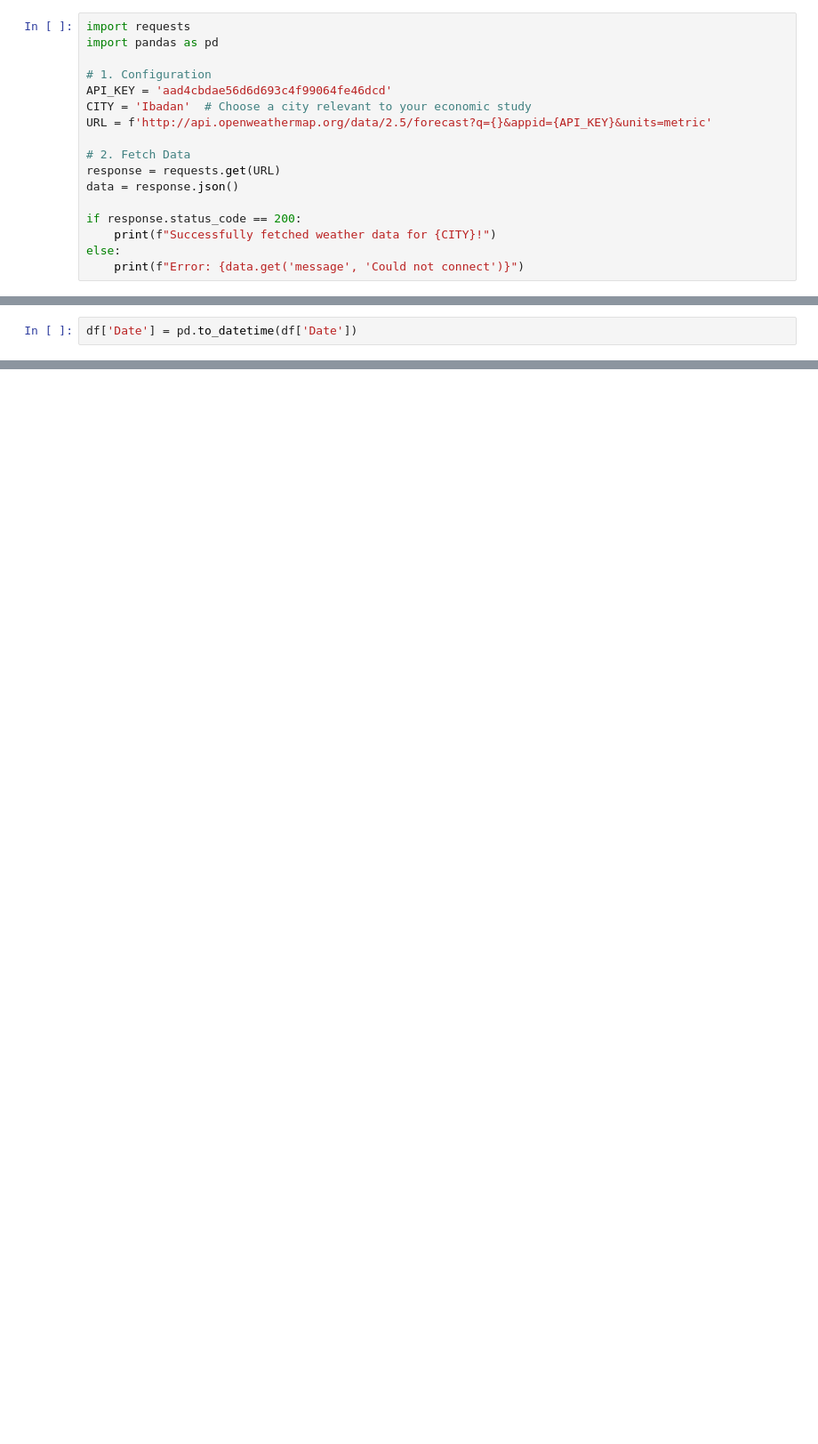
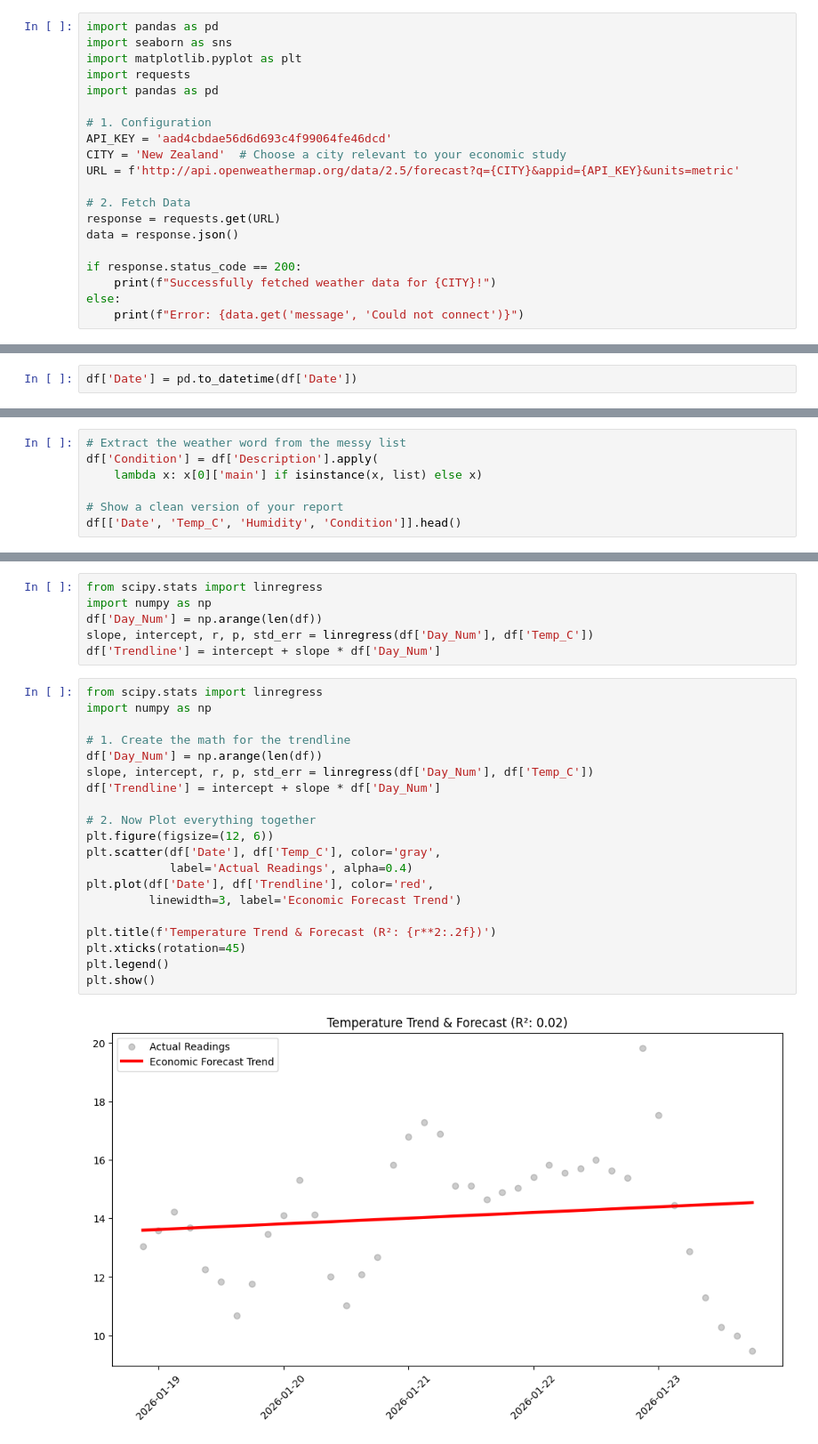
Before and after one commit to herbaztunthey-web/python-video-studio, a Jupyter notebook: weather_analysis.ipynb, the cells around one changed output, grey strips where cells are left out. Shown at 89% size. Drawn from its saved outputs; the diff is of its cells as text; blank space fills up the shorter version.

```diff
--- a/weather_analysis.ipynb
+++ b/weather_analysis.ipynb
@@ -1,11 +1,14 @@
 # %%
+import pandas as pd
+import seaborn as sns
+import matplotlib.pyplot as plt
 import requests
 import pandas as pd
 
 # 1. Configuration
 API_KEY = 'aad4cbdae56d6d693c4f99064fe46dcd'
-CITY = 'Ibadan'  # Choose a city relevant to your economic study
-URL = f'http://api.openweathermap.org/data/2.5/forecast?q={}&appid={API_KEY}&units=metric'
+CITY = 'New Zealand'  # Choose a city relevant to your economic study
+URL = f'http://api.openweathermap.org/data/2.5/forecast?q={CITY}&appid={API_KEY}&units=metric'
 
 # 2. Fetch Data
 response = requests.get(URL)
@@ -41,0 +123,7 @@ sns.heatmap(df.corr(), annot=True, cmap='coolwarm')
+# %%
+# Extract the weather word from the messy list
+df['Condition'] = df['Description'].apply(
+    lambda x: x[0]['main'] if isinstance(x, list) else x)
+
+# Show a clean version of your report
+df[['Date', 'Temp_C', 'Humidity', 'Condition']].head()
@@ -54,0 +154,28 @@ plt.show()
+# %%
+from scipy.stats import linregress
+import numpy as np
+df['Day_Num'] = np.arange(len(df))
+slope, intercept, r, p, std_err = linregress(df['Day_Num'], df['Temp_C'])
+df['Trendline'] = intercept + slope * df['Day_Num']
+# %%
+from scipy.stats import linregress
+import numpy as np
+
+# 1. Create the math for the trendline
+df['Day_Num'] = np.arange(len(df))
+slope, intercept, r, p, std_err = linregress(df['Day_Num'], df['Temp_C'])
+df['Trendline'] = intercept + slope * df['Day_Num']
+
+# 2. Now Plot everything together
+plt.figure(figsize=(12, 6))
+plt.scatter(df['Date'], df['Temp_C'], color='gray',
+            label='Actual Readings', alpha=0.4)
+plt.plot(df['Date'], df['Trendline'], color='red',
+         linewidth=3, label='Economic Forecast Trend')
+
+plt.title(f'Temperature Trend & Forecast (R²: {r**2:.2f})')
+plt.xticks(rotation=45)
+plt.legend()
+plt.show()
+# %% [output]
+[figure, added]
```
Also changed, not shown: parts of 9 cells of this notebook, 1 other file.
